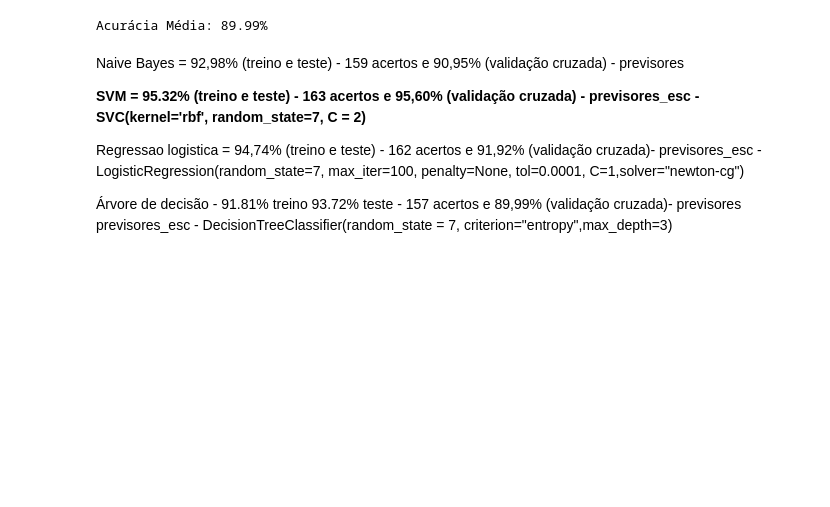
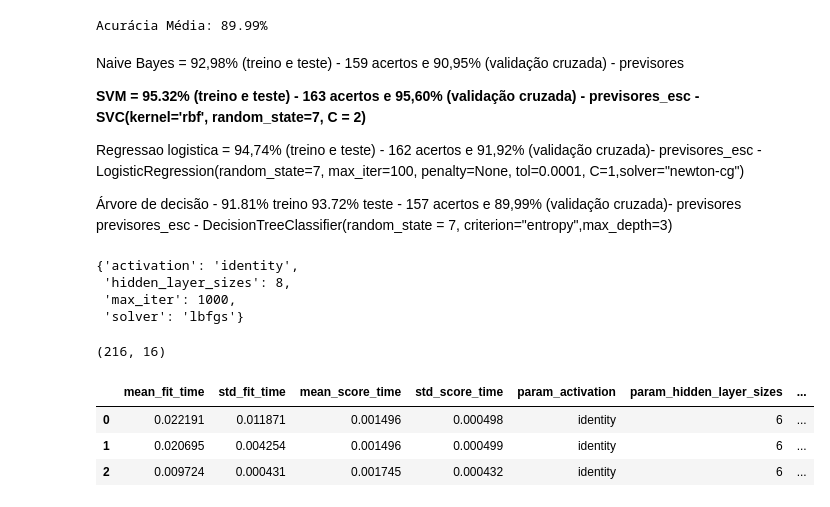
Before and after one commit to luisfelipebp/classificacao-cancer, a Jupyter notebook: data-cancer/classificacao-cancer.ipynb, the cells around one changed output. Saved outputs shown, nothing was run; the diff lists cells and outputs as text; code cells hidden in the pictures; blank space fills up the shorter version.

```diff
--- a/data-cancer/classificacao-cancer.ipynb
+++ b/data-cancer/classificacao-cancer.ipynb
@@ -731,0 +743,23 @@ Regressao logistica = 94,74% (treino e teste) - 162 acertos e 91,92% (validaçã
+# %%
+rede = MLPClassifier(random_state=7)
+
+grid_search = GridSearchCV(rede, param_grid, scoring='roc_auc', cv=4)
+
+grid_search.fit(x_treino_rn, y_treino_rn)
+
+grid_search.best_params_
+# %% [output]
+{'activation': 'identity',
+ 'hidden_layer_sizes': 8,
+ 'max_iter': 1000,
+ 'solver': 'lbfgs'}
+# %%
+resultado = pd.DataFrame(grid_search.cv_results_)
+print(resultado.shape)
+resultado.head(3)
+# %% [output]
+(216, 16)
+|  | mean_fit_time | std_fit_time | mean_score_time | std_score_time | param_activation | param_hidden_layer_sizes | ... |
+| 0 | 0.022191 | 0.011871 | 0.001496 | 0.000498 | identity | 6 | ... |
+| 1 | 0.020695 | 0.004254 | 0.001496 | 0.000499 | identity | 6 | ... |
+| 2 | 0.009724 | 0.000431 | 0.001745 | 0.000432 | identity | 6 | ... |
```
Also changed, not shown: parts of 19 cells of this notebook.
